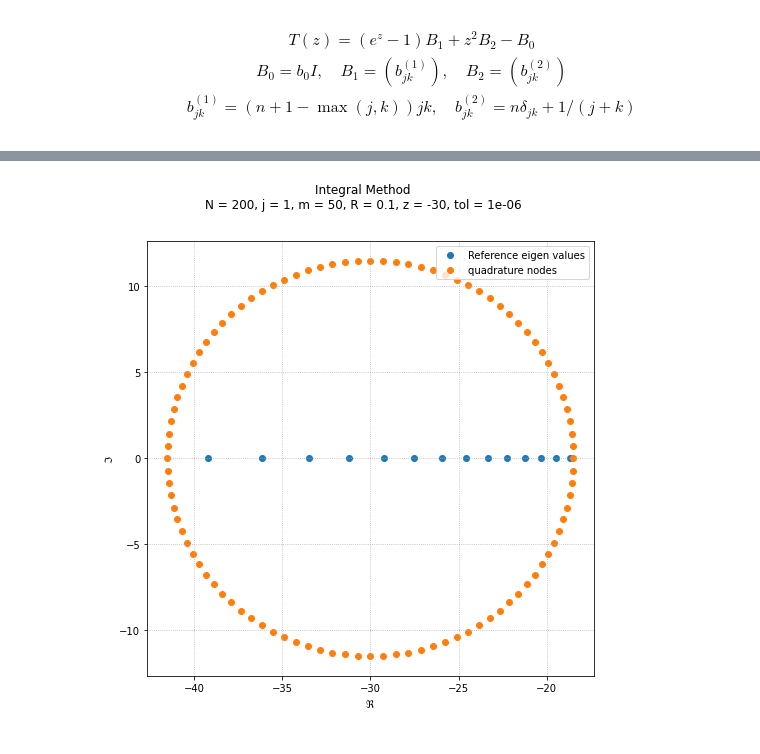
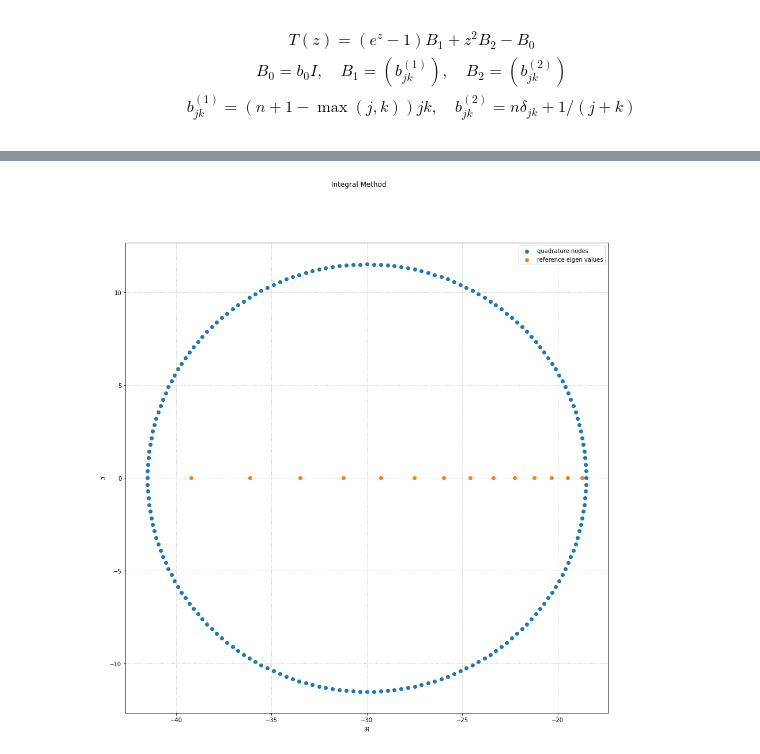
Before and after one commit to MrWhiteRichard/Fundament-Mathematik, a Jupyter notebook: WS_2020-21/SemNumLinAlg/Nichtlineare Eigenwertprobleme/Code/main.ipynb, the cells around one changed output, grey strips where cells are left out. Saved outputs shown, nothing was run; the diff lists cells and outputs as text; code cells hidden in the pictures.

```diff
--- a/WS_2020-21/SemNumLinAlg/Nichtlineare Eigenwertprobleme/Code/main.ipynb
+++ b/WS_2020-21/SemNumLinAlg/Nichtlineare Eigenwertprobleme/Code/main.ipynb
@@ -144,9 +150,9 @@ def integral_method(A, N, j, m, R, z, tol):
 # %% [markdown]
 Um die exakten und approximierten Eigenwerte zu plotten, verwenden wir `plot_complex`.
 # %%
-def plot_complex(number_matrix, title = None, legend = None, size = 2):
+def plot_complex(number_matrix, title = None, legend = None, size_figure = (15, 15), size_dots = plt.rcParams['lines.markersize'] ** 2):
 
-    fig = plt.figure(figsize = (15, 15))
+    fig = plt.figure(figsize = size_figure)
 
     for number_array in number_matrix:
 
@@ -154,7 +160,8 @@ def plot_complex(number_matrix, title = None, legend = None, size = 2):
             *np.array([
                 [number.real, number.imag]
                 for number in number_array
-            ]).T, s= size
+            ]).T,
+            s = size_dots
         )
 
     plt.grid(linestyle = ':')
@@ -343,13 +347,18 @@ plot_complex([eigen_values_fake, eigen_values_approx, quadrature_nodes], title,
 # %%
+# we expecto only 1 eigen_value
+j = 1
 
-print(eigen_values_approx)
-eigen_value_refs = []
+# we do not need that many quadrature nodes
+m = 50
 
-for eigen_value in eigen_values_approx:
-    N = n
-    j = 1
-    m = 50
-    R = 0.1
-    tol = 1e-6
-    eigen_value_ref,_ = integral_method(T, N, j, m, R, eigen_value, tol)
-    eigen_value_refs.append(eigen_value_ref[0])
+# make radius with smaller radius
+# the center point z will be each eigen value
+R = 0.1
+
+# leave tolerance as it was
+tol = 1e-6
+
+eigen_values_ref = [
+    integral_method(T, N, j, m, R, eigen_value, tol)[0]
+    for eigen_value in eigen_values_approx
+]
@@ -374,7 +365,10 @@ for eigen_value in eigen_values_approx:
 # %%
-title = 'Integral Method' + '\n' + f'N = {N}, j = {j}, m = {m}, R = {R}, z = {z}, tol = {tol}'
-legend = ('Reference eigen values', 'quadrature nodes')
+title = 'Integral Method'
+legend = ('quadrature nodes', 'reference eigen values')
 
-plot_complex([eigen_value_refs, quadrature_nodes], title, legend)
+plot_complex(
+    [quadrature_nodes, eigen_values_ref],
+    title, legend
+)
 # %% [output]
-[figure, old version]
+[figure, new version]
```
Also changed, not shown: parts of 21 cells of this notebook.
